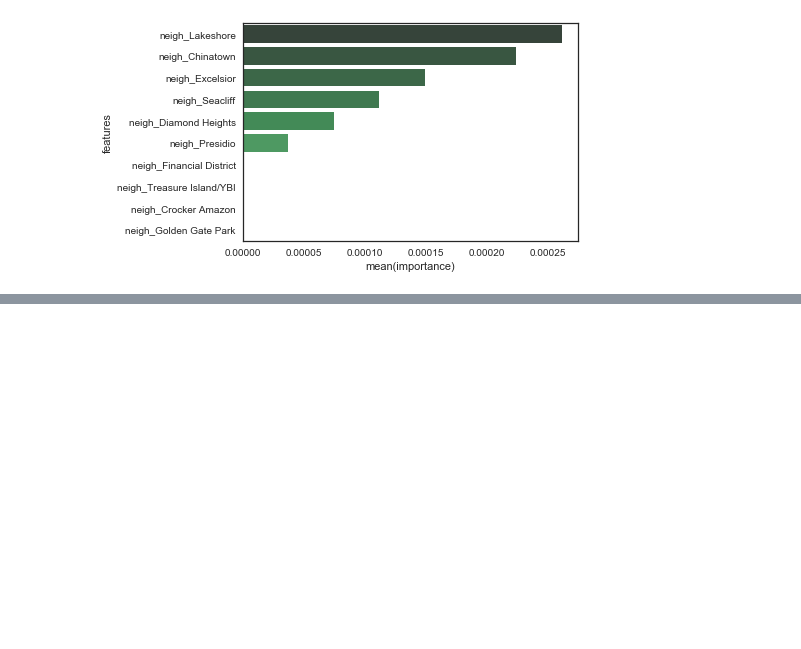
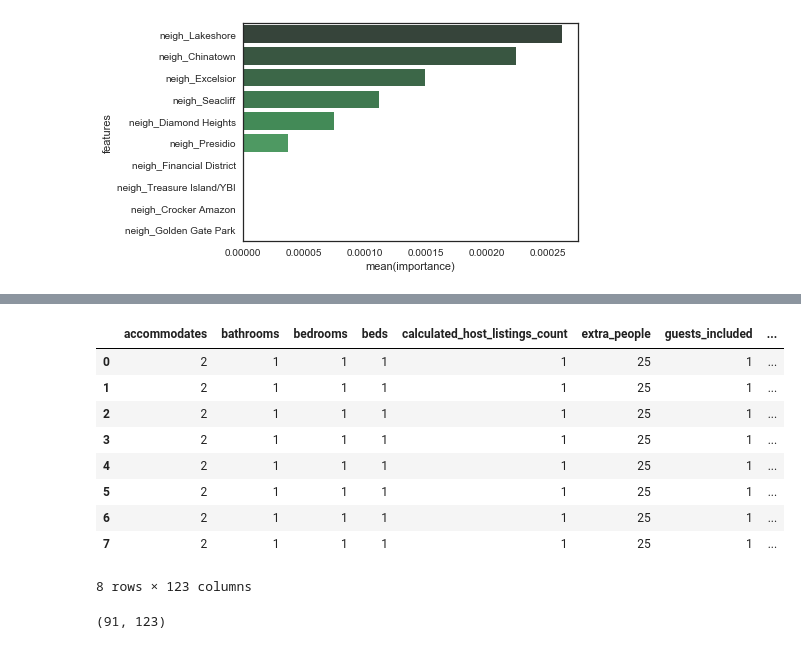
Before and after one commit to fffdong/SpringBoard-Capstone-Project, a Jupyter notebook: Final Report.ipynb, the cells around one changed output, grey strips where cells are left out. Drawn from its saved outputs; the diff is of its cells as text; code cells hidden in the pictures; blank space fills up the shorter version.

```diff
--- a/Final Report.ipynb
+++ b/Final Report.ipynb
@@ -574,3 +554,0 @@ later_use = pd.read_csv('later.txt', sep=" ", dtype = dtype_dict_ready, encoding
-# %%
-allData_avail = pd.concat([allData, later_use], axis=1)
-dat_17_avail = allData_avail[allData_avail['book_year']=='2017']
@@ -614,0 +571,6 @@ plt.show()
+# %%
+real_case_whole = pd.read_csv('testing_whole_summer.csv')
+# %%
+alltest = allData_avail[(allData_avail.listing_id == 4215907) & (allData_avail.book_week>=23) & (allData_avail.book_week<=35)]
+price_hypo = alltest.groupby(['book_week', 'book_weekday'])['price'].mean().reset_index().price
+real_case_whole['price'] = price_hypo.copy()
@@ -614,0 +620,17 @@ plt.show()
+# %%
+real_case_whole.head(n=8)
+# %% [output]
+|  | accommodates | bathrooms | bedrooms | beds | calculated_host_listings_count | extra_people | guests_included | ... |
+| 0 | 2 | 1 | 1 | 1 | 1 | 25 | 1 | ... |
+| 1 | 2 | 1 | 1 | 1 | 1 | 25 | 1 | ... |
+| 2 | 2 | 1 | 1 | 1 | 1 | 25 | 1 | ... |
+| 3 | 2 | 1 | 1 | 1 | 1 | 25 | 1 | ... |
+| 4 | 2 | 1 | 1 | 1 | 1 | 25 | 1 | ... |
+| 5 | 2 | 1 | 1 | 1 | 1 | 25 | 1 | ... |
+| 6 | 2 | 1 | 1 | 1 | 1 | 25 | 1 | ... |
+| 7 | 2 | 1 | 1 | 1 | 1 | 25 | 1 | ... |
+8 rows × 123 columns
+# %%
+real_case_whole.shape
+# %% [output]
+(91, 123)
```
Also changed, not shown: parts of 67 cells of this notebook.
